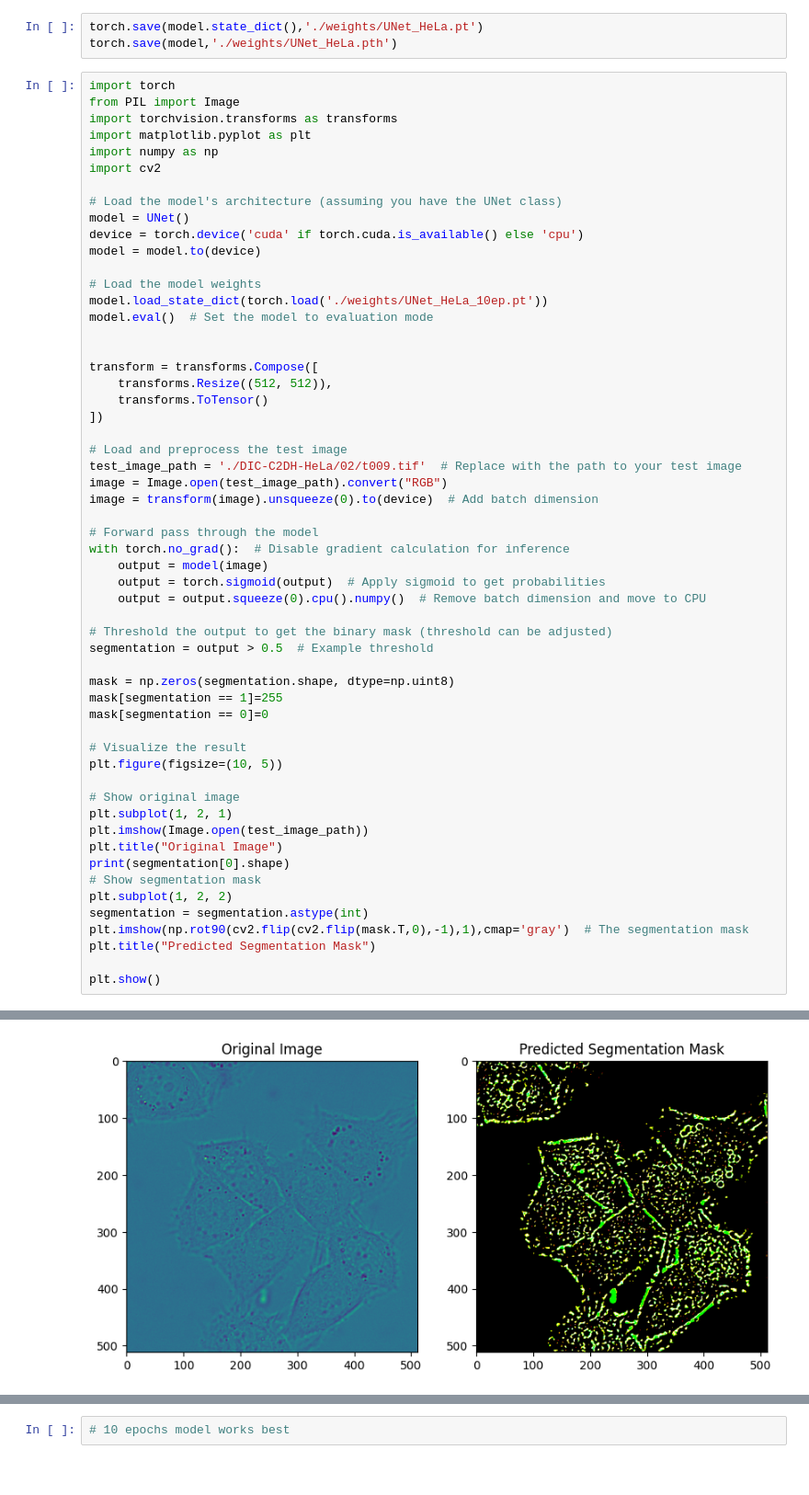
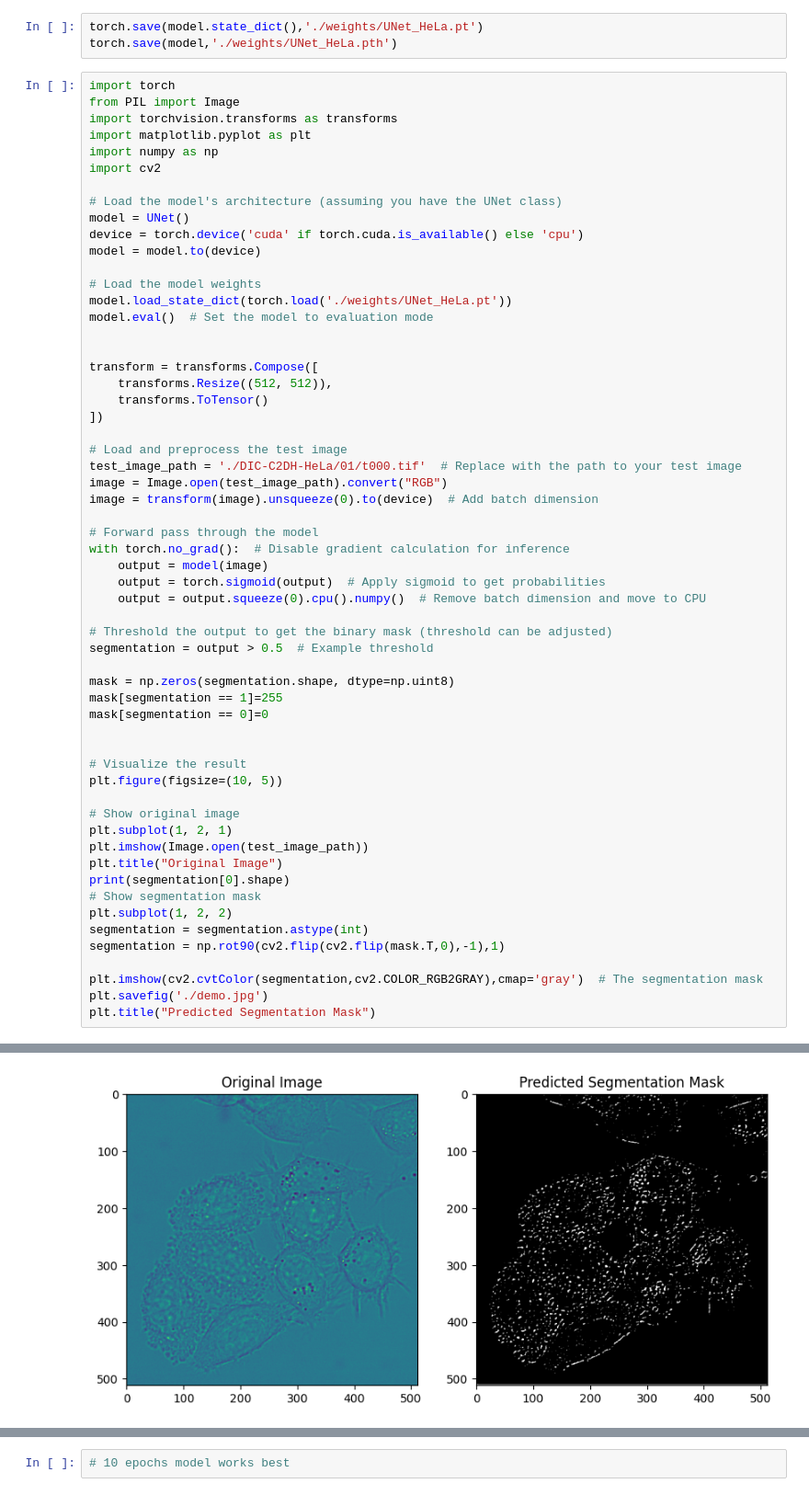
Before and after one commit to Vishwa2684/UNet, a Jupyter notebook: unet.ipynb, the cells around one changed output, grey strips where cells are left out. Shown at 92% size. Saved outputs shown, nothing was run; the diff lists cells and outputs as text.

Commit message:
output segmentation seeds predicted by model

```diff
--- a/unet.ipynb
+++ b/unet.ipynb
@@ -259,7 +303,7 @@ device = torch.device('cuda' if torch.cuda.is_available() else 'cpu')
 model = model.to(device)
 
 # Load the model weights
-model.load_state_dict(torch.load('./weights/UNet_HeLa_10ep.pt'))
+model.load_state_dict(torch.load('./weights/UNet_HeLa.pt'))
 model.eval()  # Set the model to evaluation mode
 
 
@@ -269,7 +313,7 @@ transform = transforms.Compose([
 ])
 
 # Load and preprocess the test image
-test_image_path = './DIC-C2DH-HeLa/02/t009.tif'  # Replace with the path to your test image
+test_image_path = './DIC-C2DH-HeLa/01/t000.tif'  # Replace with the path to your test image
 image = Image.open(test_image_path).convert("RGB")
 image = transform(image).unsqueeze(0).to(device)  # Add batch dimension
 
@@ -286,6 +330,7 @@ mask = np.zeros(segmentation.shape, dtype=np.uint8)
 mask[segmentation == 1]=255
 mask[segmentation == 0]=0
 
+
 # Visualize the result
 plt.figure(figsize=(10, 5))
 
@@ -297,9 +342,10 @@ print(segmentation[0].shape)
 # Show segmentation mask
 plt.subplot(1, 2, 2)
 segmentation = segmentation.astype(int)
-plt.imshow(np.rot90(cv2.flip(cv2.flip(mask.T,0),-1),1),cmap='gray')  # The segmentation mask
+segmentation = np.rot90(cv2.flip(cv2.flip(mask.T,0),-1),1)
+
+plt.imshow(cv2.cvtColor(segmentation,cv2.COLOR_RGB2GRAY),cmap='gray')  # The segmentation mask
+plt.savefig('./demo.jpg')
 plt.title("Predicted Segmentation Mask")
-
-plt.show()
 # %% [output]
 (512, 512)
@@ -306 +353 @@ plt.show()
-[figure, old version]
+[figure, new version]
```
Also changed, not shown: parts of 4 cells of this notebook, 1 other file.
